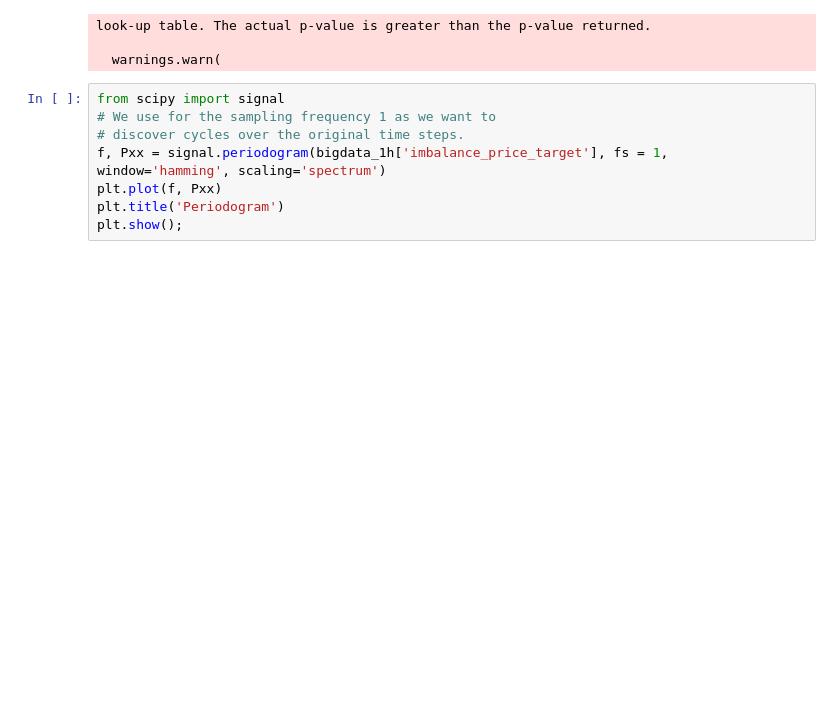
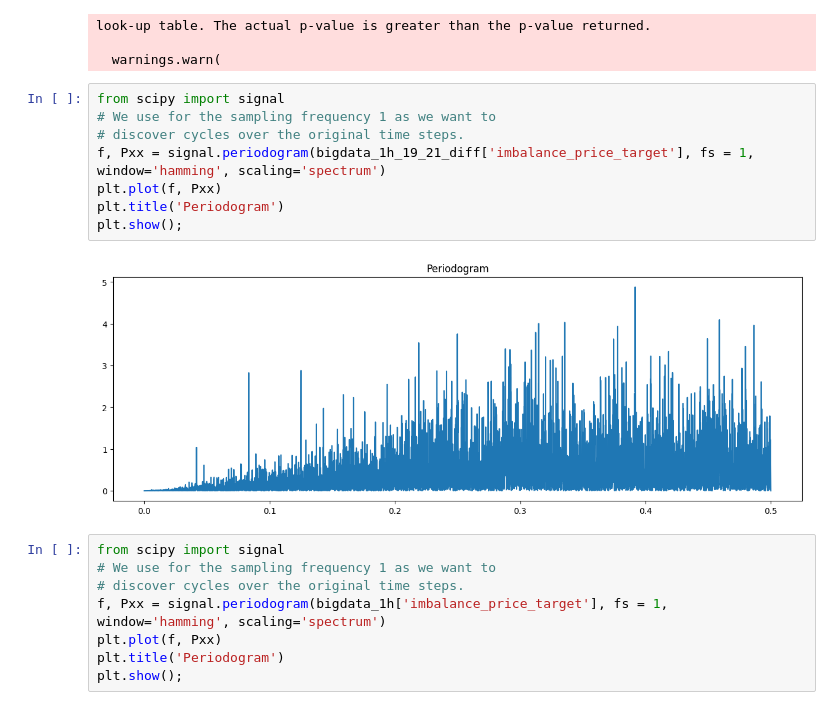
Before and after one commit to Windbenders/capstone_energy, a Jupyter notebook: notebooks/eda_imbalance_price.ipynb, the cells around one changed output. Drawn from its saved outputs; the diff is of its cells as text; blank space fills up the shorter version.

```diff
--- a/notebooks/eda_imbalance_price.ipynb
+++ b/notebooks/eda_imbalance_price.ipynb
@@ -580,6 +580,16 @@ p-value: 0.100000
 look-up table. The actual p-value is greater than the p-value returned.
 
   warnings.warn(
+# %%
+from scipy import signal
+# We use for the sampling frequency 1 as we want to
+# discover cycles over the original time steps.
+f, Pxx = signal.periodogram(bigdata_1h_19_21_diff['imbalance_price_target'], fs = 1, window='hamming', scaling='spectrum')
+plt.plot(f, Pxx)
+plt.title('Periodogram')
+plt.show();
+# %% [output]
+[figure, added]
 # %%
 from scipy import signal
 # We use for the sampling frequency 1 as we want to
```
Also changed, not shown: parts of 5 cells of this notebook, 1 other file.
